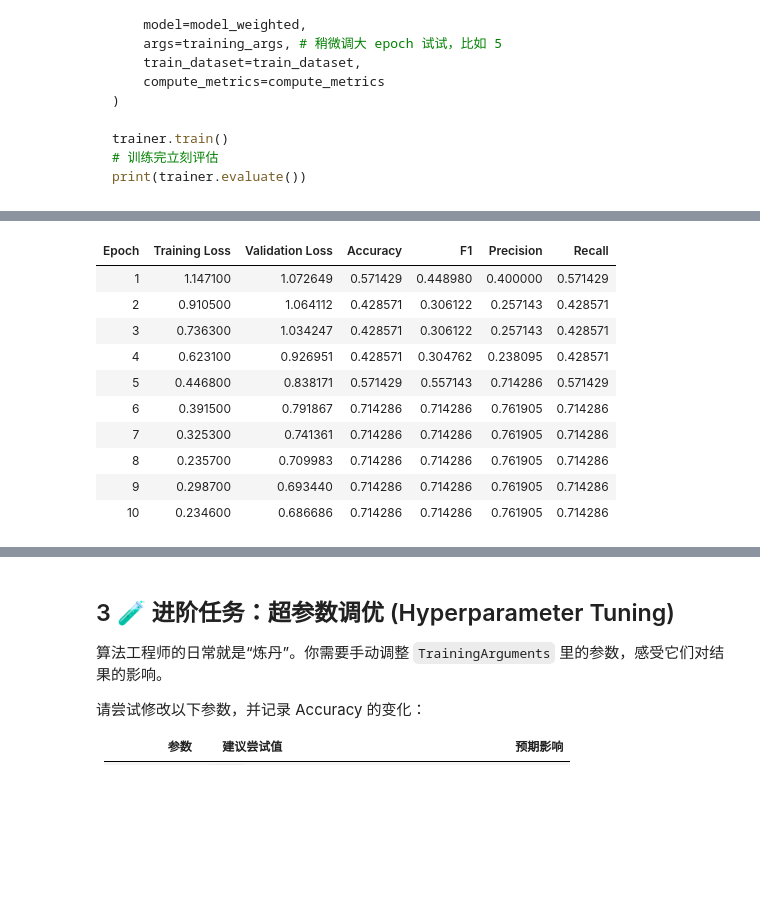
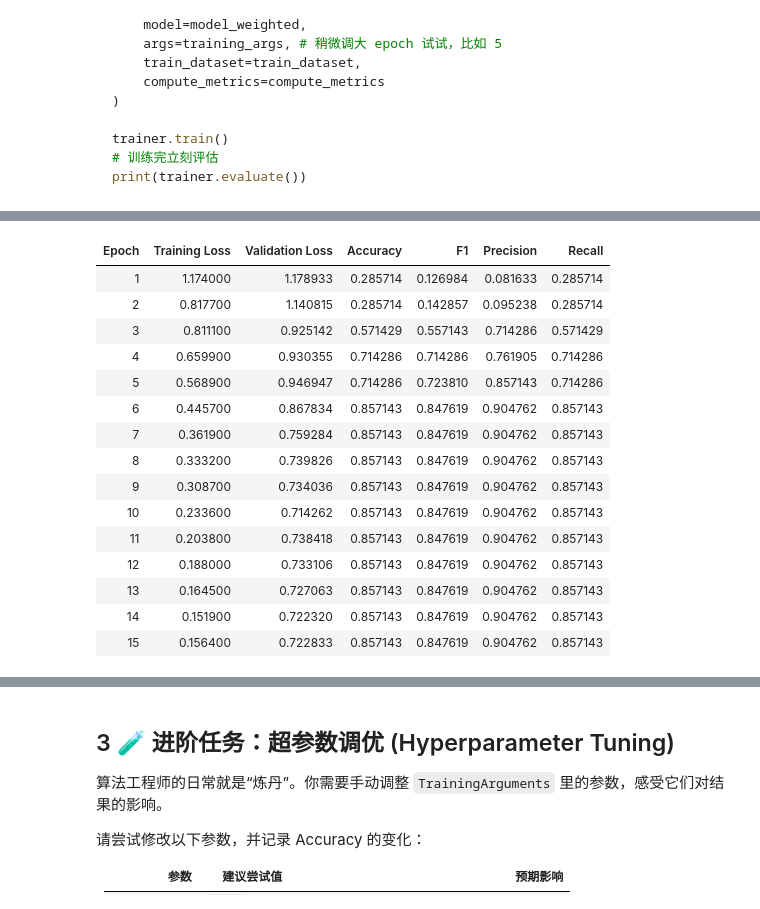
Before and after one commit to PeakVision0814/AI-Interview-Sprint, a Jupyter notebook: stage2/week7/S2W7D4_Optimization.ipynb, the cells around one changed output, grey strips where cells are left out. Cells and saved outputs as stored; diff of their text form; code cells hidden in the pictures; blank space fills up the shorter version.

```diff
--- a/stage2/week7/S2W7D4_Optimization.ipynb
+++ b/stage2/week7/S2W7D4_Optimization.ipynb
@@ -126,68 +126,54 @@ from src.config import PRETRAINED_MODEL_DIR, CHECKPOINT_DIR
 from src.models.model_bert import BertClassifier
 from src.dataset.dataset import IntentDataset
 from src.metrics import compute_metrics
+from src.config import CHECKPOINT_DIR
+import shutil # 用于清理旧文件
 
 # -----------------------------------------------------------------------------
-# 1. 构造“不平衡”的训练数据 (Imbalanced Data Construction)
+# 1. 数据准备 (保持不变)
 # -----------------------------------------------------------------------------
-# 场景模拟：
-# Label 0 (MOVE): 12条 (占大多数，模型容易偷懒只猜这个)
-# Label 1 (STOP): 3条  (稀有关键指令)
-# Label 2 (GRAB): 3条  (稀有关键指令)
-train_texts = [
-    # --- 0: MOVE (大量) ---
-    "向前走", "向后退", "左转", "右转", "前进十米", "后退五步",
-    "往左边移动", "往右边移动", "一直走", "慢速前进", "全速前进", "转个圈",
-    # --- 1: STOP (少量) ---
-    "停下", "紧急制动", "别动",
-    # --- 2: GRAB (少量) ---
-    "抓取杯子", "把苹果拿起来", "松开夹爪"
-]
-train_labels = [
-    0, 0, 0, 0, 0, 0, 0, 0, 0, 0, 0, 0,  # 12个 0
-    1, 1, 1,                             # 3个 1
-    2, 2, 2                              # 3个 2
-]
+train_texts = ["向前走", "向后退", "左转", "右转", "前进十米", "后退五步", "往左边移动", "往右边移动", "一直走", "慢速前进", "全速前进", "转个圈", "停下", "紧急制动", "别动", "抓取杯子", "把苹果拿起来", "松开夹爪"]
+train_labels = [0]*12 + [1]*3 + [2]*3
 
-# 验证集 (保持之前的即可，用来测试泛化能力)
 val_texts = ["向左转", "停止", "抓起来", "请勿移动", "前进", "把那个杯子拿给我", "松开手"]
 val_labels = [0, 1, 2, 1, 0, 2, 2]
 
-print(f"训练集数量: {len(train_texts)}")
-print(f"类别分布: MOVE={train_labels.count(0)}, STOP={train_labels.count(1)}, GRAB={train_labels.count(2)}")
-
-# -----------------------------------------------------------------------------
-# 2. 数据处理 (Data Pipeline)
-# -----------------------------------------------------------------------------
 tokenizer = BertTokenizer.from_pretrained(PRETRAINED_MODEL_DIR)
 train_dataset = IntentDataset(train_texts, train_labels, tokenizer)
 val_dataset = IntentDataset(val_texts, val_labels, tokenizer)
 
 # -----------------------------------------------------------------------------
-# 3. 初始化模型 (Model Initialization)
+# 2. 初始化模型 (Weighted Loss)
 # -----------------------------------------------------------------------------
-# ★★★ 关键点：这里初始化时，会调用你在 model_bert.py 里写的 class_weights ★★★
 model_weighted = BertClassifier(model_path=PRETRAINED_MODEL_DIR, num_labels=3)
-print("✅ 模型已加载，已启用 Weighted Loss (请确保 model_bert.py 已修改并保存)")
+print("✅ 模型已加载 (Weighted Loss 启用)")
 
 # -----------------------------------------------------------------------------
-# 4. 配置训练参数 (Training Arguments)
+# 3. ★★★ 核心修改：配置保存策略 ★★★
 # -----------------------------------------------------------------------------
+# 定义一个专门的保存路径，方便 Day 5 调用
+save_dir = str(CHECKPOINT_DIR)
+
 training_args = TrainingArguments(
-    output_dir="./results_weighted", # 换个输出目录，别覆盖之前的
-    num_train_epochs=10,             # ★ 增加 Epoch，因为样本少，多学几轮让 Loss 收敛
-    per_device_train_batch_size=4,   # Batch Size 稍微大一点点
-    per_device_eval_batch_size=4,
-    learning_rate=2e-5,              # 黄金学习率
+    output_dir=save_dir,             # ★ 修改：指定明确的保存路径
+    num_train_epochs=15,             # 多跑几轮，确保收敛
+    per_device_train_batch_size=4,
+    learning_rate=2e-5,
     logging_steps=5,
-    eval_strategy="epoch",     # 每个 epoch 测一次
-    save_strategy="no",              # 实验阶段先不存 checkpoint，省空间
+
+    # --- 评估与保存策略 ---
+    eval_strategy="epoch",           # 每个 epoch 评估一次
+    save_strategy="epoch",           # ★ 修改：每个 epoch 保存一次权重 (必须开启！)
+    save_total_limit=3,              # ★ 修改：只保留 1 个最新的，防止硬盘爆炸
+    load_best_model_at_end=True,     # ★ 修改：训练结束时，自动加载效果最好的那个模型
+    metric_for_best_model="f1",      # 以 F1 分数作为衡量标准
+
     no_cuda=False,
     seed=42
 )
 
 # -----------------------------------------------------------------------------
-# 5. 训练与评估 (Train & Evaluate)
+# 4. 训练与评估
 # -----------------------------------------------------------------------------
 trainer = Trainer(
     model=model_weighted,
@@ -197,10 +183,12 @@ trainer = Trainer(
     compute_metrics=compute_metrics
 )
 
-print("\n🚀 开始 Weighted Loss 训练...")
+print(f"🚀 开始重训并保存至 {save_dir} ...")
 trainer.train()
 
-print("\n📊 最终评估结果:")
-metrics = trainer.evaluate()
-print(metrics)
+# ★★★ 额外保险：手动保存最终的最佳模型 ★★★
+final_path = f"{save_dir}/final_best"
+trainer.save_model(final_path)
+print(f"\n✅ 最佳模型已强制保存至: {final_path}")
+print("👉 请在 Day 5 的推理代码中使用这个路径！")
 # %% [output]
@@ -213,11 +198,16 @@ print(metrics)
 | Epoch | Training Loss | Validation Loss | Accuracy | F1 | Precision | Recall |
-| 1 | 1.147100 | 1.072649 | 0.571429 | 0.448980 | 0.400000 | 0.571429 |
-| 2 | 0.910500 | 1.064112 | 0.428571 | 0.306122 | 0.257143 | 0.428571 |
-| 3 | 0.736300 | 1.034247 | 0.428571 | 0.306122 | 0.257143 | 0.428571 |
-| 4 | 0.623100 | 0.926951 | 0.428571 | 0.304762 | 0.238095 | 0.428571 |
-| 5 | 0.446800 | 0.838171 | 0.571429 | 0.557143 | 0.714286 | 0.571429 |
-| 6 | 0.391500 | 0.791867 | 0.714286 | 0.714286 | 0.761905 | 0.714286 |
-| 7 | 0.325300 | 0.741361 | 0.714286 | 0.714286 | 0.761905 | 0.714286 |
-| 8 | 0.235700 | 0.709983 | 0.714286 | 0.714286 | 0.761905 | 0.714286 |
-| 9 | 0.298700 | 0.693440 | 0.714286 | 0.714286 | 0.761905 | 0.714286 |
-| 10 | 0.234600 | 0.686686 | 0.714286 | 0.714286 | 0.761905 | 0.714286 |
+| 1 | 1.174000 | 1.178933 | 0.285714 | 0.126984 | 0.081633 | 0.285714 |
+| 2 | 0.817700 | 1.140815 | 0.285714 | 0.142857 | 0.095238 | 0.285714 |
+| 3 | 0.811100 | 0.925142 | 0.571429 | 0.557143 | 0.714286 | 0.571429 |
+| 4 | 0.659900 | 0.930355 | 0.714286 | 0.714286 | 0.761905 | 0.714286 |
+| 5 | 0.568900 | 0.946947 | 0.714286 | 0.723810 | 0.857143 | 0.714286 |
+| 6 | 0.445700 | 0.867834 | 0.857143 | 0.847619 | 0.904762 | 0.857143 |
+| 7 | 0.361900 | 0.759284 | 0.857143 | 0.847619 | 0.904762 | 0.857143 |
+| 8 | 0.333200 | 0.739826 | 0.857143 | 0.847619 | 0.904762 | 0.857143 |
+| 9 | 0.308700 | 0.734036 | 0.857143 | 0.847619 | 0.904762 | 0.857143 |
+| 10 | 0.233600 | 0.714262 | 0.857143 | 0.847619 | 0.904762 | 0.857143 |
+| 11 | 0.203800 | 0.738418 | 0.857143 | 0.847619 | 0.904762 | 0.857143 |
+| 12 | 0.188000 | 0.733106 | 0.857143 | 0.847619 | 0.904762 | 0.857143 |
+| 13 | 0.164500 | 0.727063 | 0.857143 | 0.847619 | 0.904762 | 0.857143 |
+| 14 | 0.151900 | 0.722320 | 0.857143 | 0.847619 | 0.904762 | 0.857143 |
+| 15 | 0.156400 | 0.722833 | 0.857143 | 0.847619 | 0.904762 | 0.857143 |
```
Also changed, not shown: parts of 2 cells of this notebook, 4 other files.
